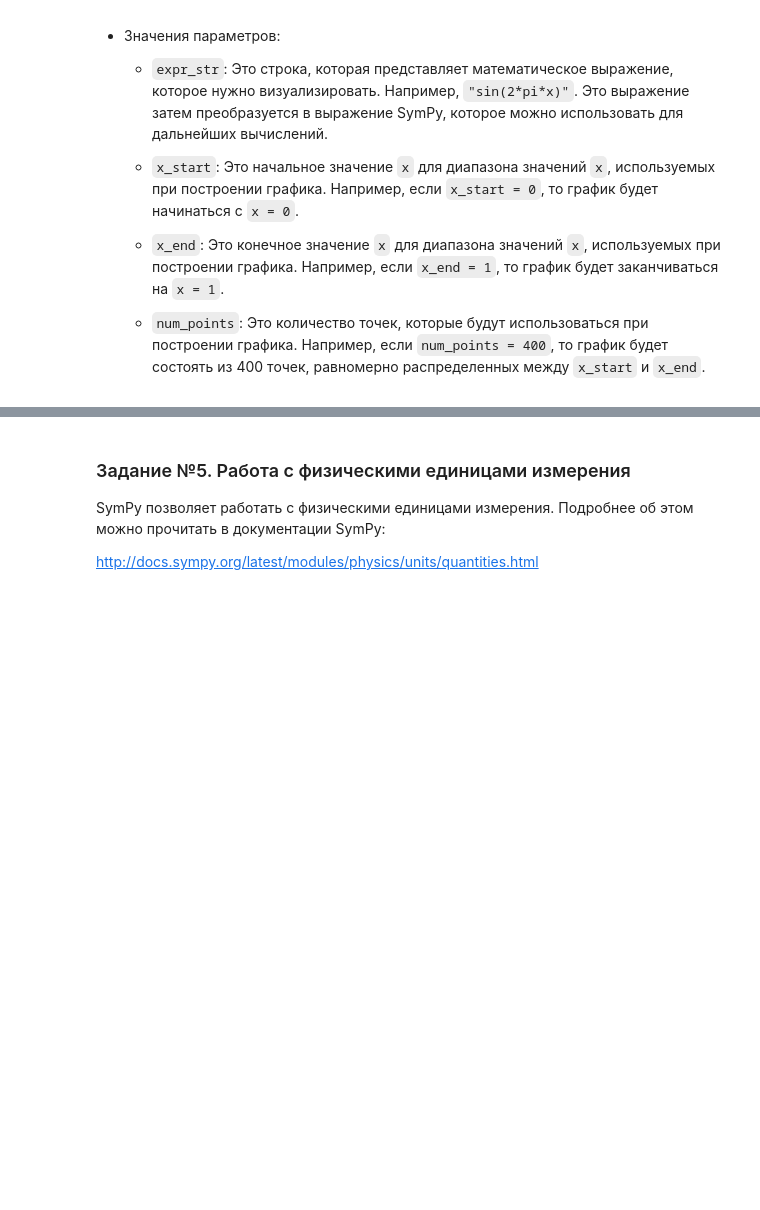
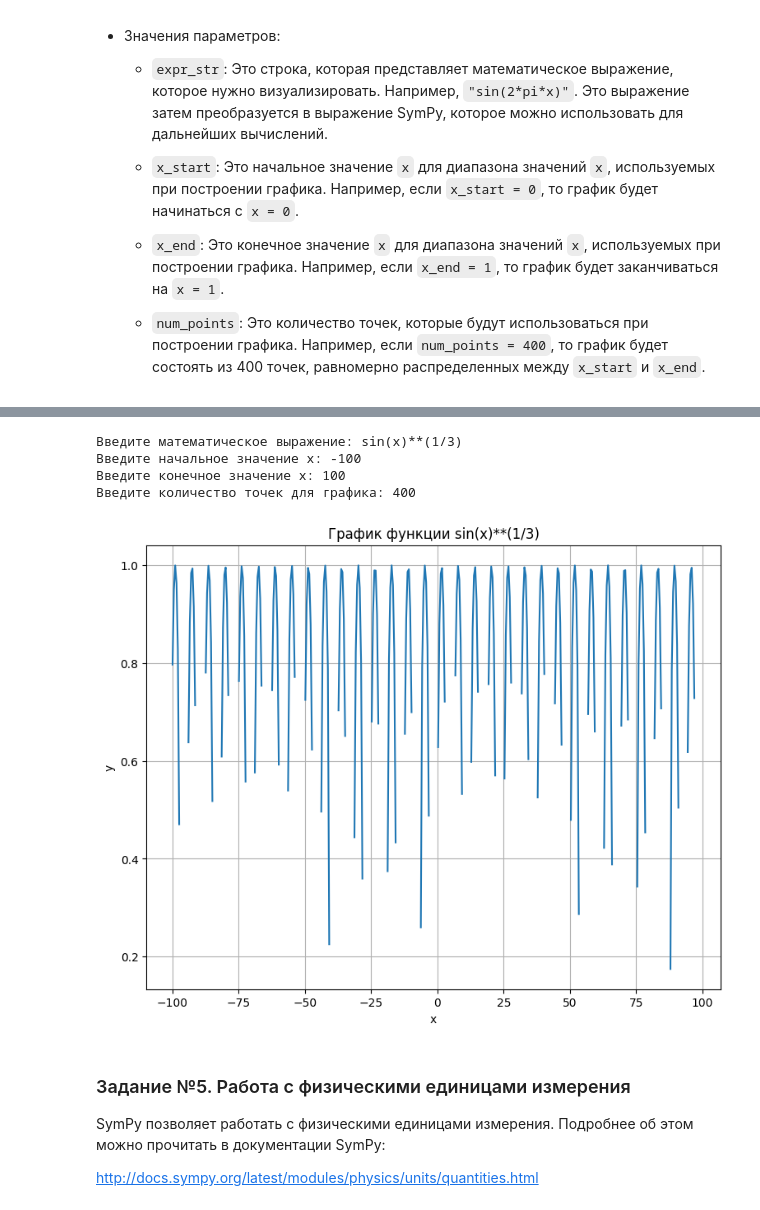
Before and after one commit to ilyak0n/comp_math, a Jupyter notebook: 7. Библиотека SymPy/Практическая_работа_№7_Библиотека_SymPy.ipynb, the cells around one changed output, grey strips where cells are left out. Cells and saved outputs as stored; diff of their text form; code cells hidden in the pictures; blank space fills up the shorter version.

```diff
--- a/7. Библиотека SymPy/Практическая_работа_№7_Библиотека_SymPy.ipynb
+++ b/7. Библиотека SymPy/Практическая_работа_№7_Библиотека_SymPy.ipynb
@@ -176,3 +213,36 @@ f(1.0)
+# %%
+def func(expr_str=None, x_start=None, x_end=None, num_points=None):
+  if expr_str is None:
+    expr_str = input('Введите математическое выражение: ')
+  if x_start is None:
+    x_start = int(input('Введите начальное значение x: '))
+  if x_end is None:
+    x_end = int(input('Введите конечное значение x: '))
+  if num_points is None:
+    num_points = int(input('Введите количество точек для графика: '))
+
+  x = sym.symbols('x')
+  a = sym.parse_expr(expr_str)
+  f = sym.lambdify(x, a, 'numpy')
+
+  x_vals = np.linspace(x_start, x_end, num_points)
+  y_vals = f(x_vals)
+
+  plt.figure(figsize=(9,7))
+  plt.plot(x_vals, y_vals)
+  plt.title(f'График функции {expr_str}')
+  plt.xlabel('x')
+  plt.ylabel('y')
+  plt.grid(True)
+  plt.show()
+
+func()
+# %% [output]
+Введите математическое выражение: sin(x)**(1/3)
+Введите начальное значение x: -100
+Введите конечное значение x: 100
+Введите количество точек для графика: 400
+[figure, added]
 # %% [markdown]
 ### Задание №5. Работа с физическими единицами измерения
 
```
Also changed, not shown: parts of 16 cells of this notebook.
